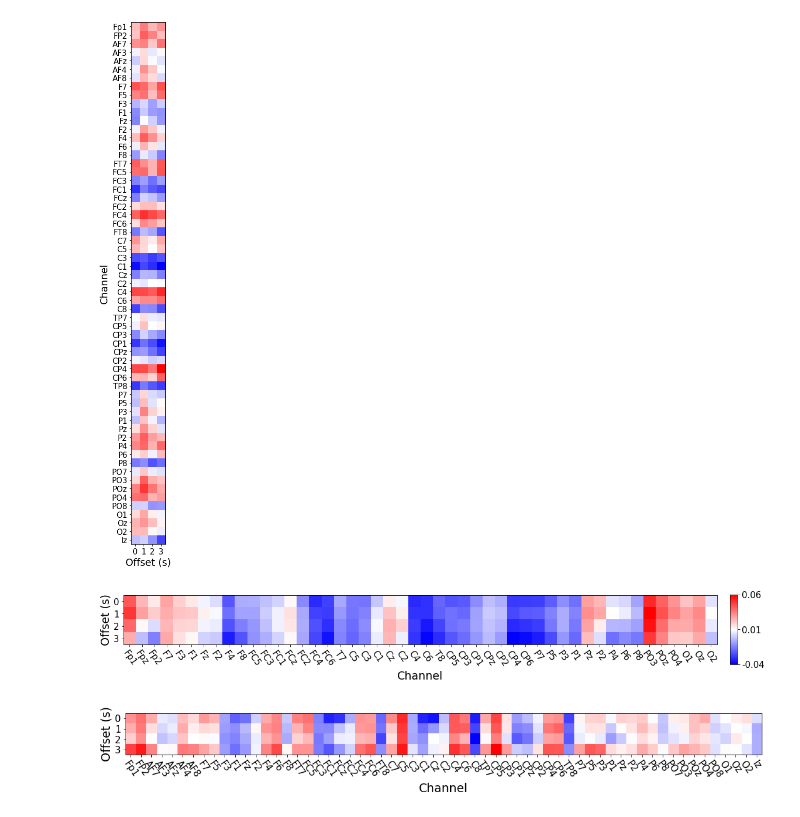
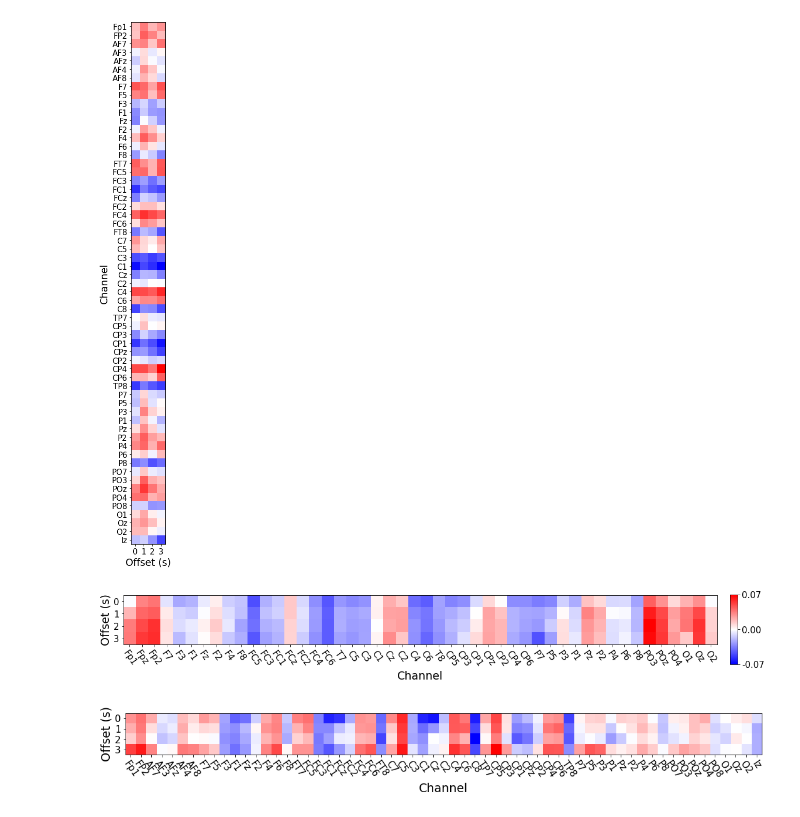
Before and after one commit to cristianch/EEG_CNP, a Jupyter notebook: notebooks/hfd_analysis.ipynb, the cells around one changed output. Drawn from its saved outputs; the diff is of its cells as text; code cells hidden in the pictures.

```diff
--- a/notebooks/hfd_analysis.ipynb
+++ b/notebooks/hfd_analysis.ipynb
@@ -350,12 +354,12 @@ indices_rearranged = [np.where(current_order == channel_name)[0][0] for channel_
 # PDP/PNP
 indices_rearranged_new = [np.where(current_order_new == channel_name)[0][0] for channel_name in correct_order_new]
 # %%
-pp_rh_raw_rearranged = rearrange_channels(pp_rh_raw, indices_rearranged)
-pnp_rh_raw_rearranged = rearrange_channels(pnp_rh_raw, indices_rearranged)
-hv_rh_raw_rearranged = rearrange_channels(hv_rh_raw, indices_rearranged)
+#pp_rh_raw_rearranged = rearrange_channels(pp_rh_raw, indices_rearranged)
+#pnp_rh_raw_rearranged = rearrange_channels(pnp_rh_raw, indices_rearranged)
+#hv_rh_raw_rearranged = rearrange_channels(hv_rh_raw, indices_rearranged)
 
-#pp_rh_raw_rearranged = rearrange_channels(pp_rh_raw, indices_rearranged_new)
-#pnp_rh_raw_rearranged = rearrange_channels(pnp_rh_raw, indices_rearranged_new)
+pp_rh_raw_rearranged = rearrange_channels(pp_rh_raw, indices_rearranged_new)
+pnp_rh_raw_rearranged = rearrange_channels(pnp_rh_raw, indices_rearranged_new)
 # %%
 pp_rh_raw_rearranged[0][0][13]
 # %% [output]
@@ -580,7 +584,9 @@ np.mean(pp_all_windows_repetitions, axis=1).transpose()[14][1]
 # %%
 graph_font_label = 19
 graph_font_ticks = 15
-graph_labels = ch_names_rearranged
+
+graph_labels = ch_names_new_rearranged
+
 n_channels = len(graph_labels)
 
 cbar_fraction = 0.007
@@ -782,25 +788,32 @@ plt.savefig('./results/graphs/rearranged_with_colourbars/v/' + limb['name'] + '/
 # %%
 title = str('Normalized HFD difference in ' + limb['name'] + ' between PDP and PNP within a 2s sliding window; k=7\n' +
         'Red indicates PDP > PNP; Blue indicates PDP < PNP; white indicates similar values')
 graph_name = 'window_pdp_pnp_diff_' + limb['name']
 
 fig = plt.figure(figsize=[15,15])
 #plt.title(title)
 ax = fig.add_subplot(111)
 plt.xlabel('Channel', fontsize=graph_font_label)
 plt.xticks(ticks=range(n_channels), labels=graph_labels, rotation=-55, fontsize=graph_font_ticks)
 plt.yticks(range(4), fontsize=graph_font_ticks)
 plt.ylabel('Offset (s)', fontsize=graph_font_label)
-img = ax.imshow(diff_pp_pnp_all_windows.transpose(), cmap='bwr')
+
+#img = ax.imshow(diff_pp_pnp_all_windows.transpose(), cmap='bwr')
+img = ax.imshow(diff_pp_pnp_all_windows.transpose(), cmap='bwr', vmin=-0.07)
+
+
 plt.tight_layout()
 cb = plt.colorbar(img, cax=fig.add_axes(cbar_position), fraction=cbar_fraction, pad=cbar_pad, format=ticker.FormatStrFormatter('%.2f'))
 cb.ax.tick_params(labelsize=graph_font_ticks)
+
 cb.locator = ticker.LinearLocator(numticks=3)
+#cb.locator = ticker.LinearLocator(numticks=3, presets={'vmin':-0.02, 'vmax': 0.02})
+
 cb.update_ticks()
 plt.savefig('./results/graphs/rearranged_with_colourbars/h/' + limb['name'] + '/' + graph_name + '.eps', bbox_inches='tight')
 plt.savefig('./results/graphs/rearranged_with_colourbars/h/' + limb['name'] + '/' + graph_name + '.jpg', bbox_inches='tight')
 # %% [output]
-[figure, old version]
+[figure, new version]
 # %%
 title = str('Normalized HFD difference in ' + limb['name'] + ' between PDP and PNP within a 2s sliding window; k=7\n' +
         'Red indicates PDP > PNP; Blue indicates PDP < PNP; white indicates similar values')
```
Also changed, not shown: parts of 30 cells of this notebook, 48 other files.
